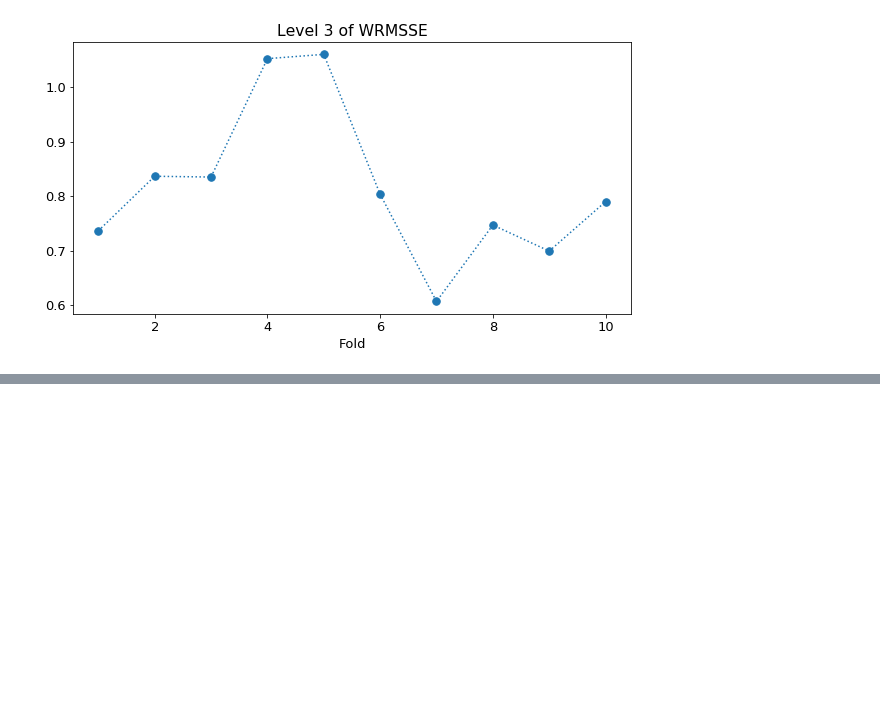
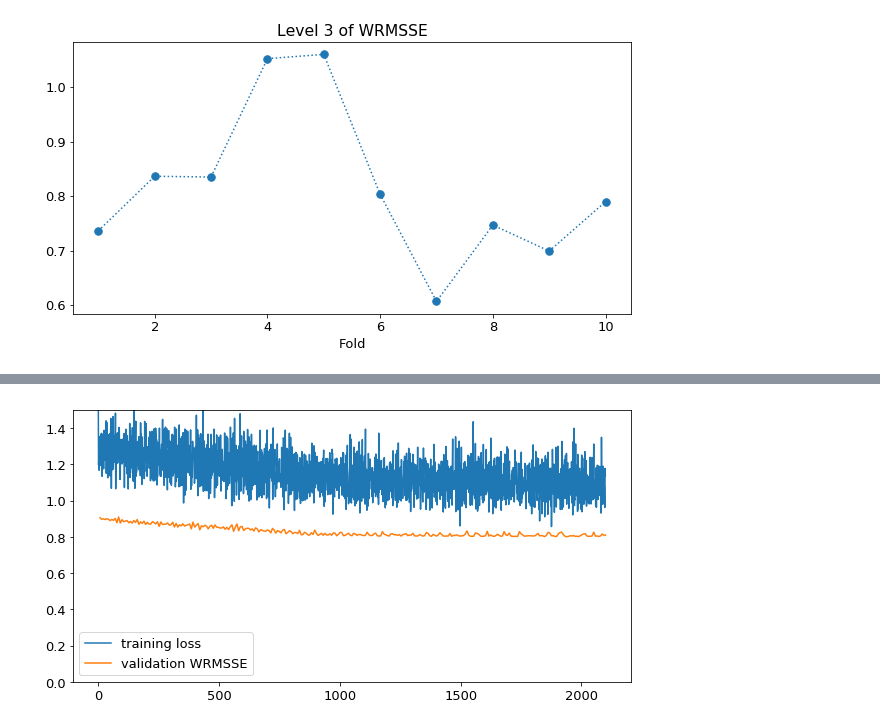
Before and after one commit to joeranbosma/M5Forecast, a Jupyter notebook: aggregate-sales/top-down-stores-wrmsse-loss.ipynb, the cells around one changed output, grey strips where cells are left out. Cells and saved outputs as stored; diff of their text form; code cells hidden in the pictures; blank space fills up the shorter version.

Commit message:
Notebooks for directly predicting aggregate sales with CNNs

```diff
--- a/aggregate-sales/top-down-stores-wrmsse-loss.ipynb
+++ b/aggregate-sales/top-down-stores-wrmsse-loss.ipynb
@@ -266,0 +269,5 @@ plt.show()
+# %%
+model = get_model(inp_shape=(window_in, batch_creator.n_features),
+                  out_shape=(window_out, batch_creator.n_labels),
+                  loss=WRMSSE_store_loss)
+model.summary()
@@ -266,0 +292,14 @@ plt.show()
+# %%
+batch_creator.list_start_val_days = np.array([d for d in batch_creator.list_start_val_days if d%7==0])
+batch_creator.n = len(batch_creator.list_start_val_days)
+batch_creator.on_epoch_end()
+# %%
+logger = Logger(ref=ref, cv_generator=cv_generator, train_norm=train_norm, features=features,
+                agent=AggregateAgent(model=model, train_norm=train_norm, features=features, window_in=window_in),
+                preprocess_func=preprocess, folds = np.arange(1, 1+10), plot_loss_max=1.5)
+
+history = model.fit(batch_creator.flow(), epochs=200,
+                    steps_per_epoch=batch_creator.n // batch_creator.batch_size,
+                    callbacks=[logger])
+# %% [output]
+[figure, added]
```
Also changed, not shown: parts of 5 cells of this notebook, 3 other files.
